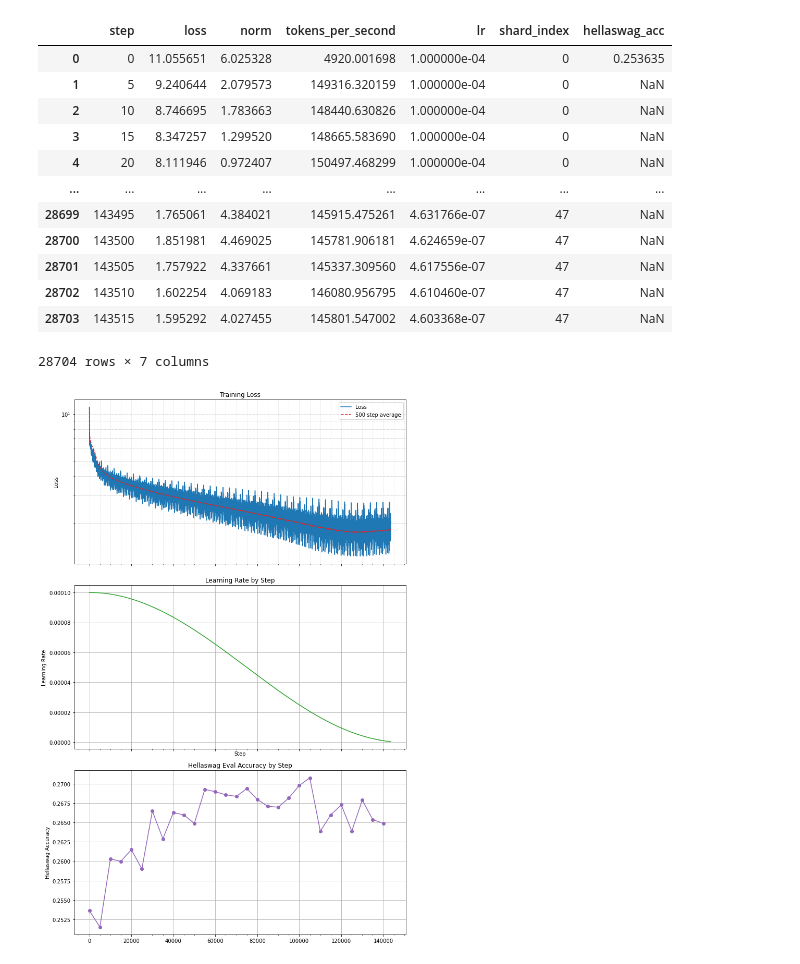
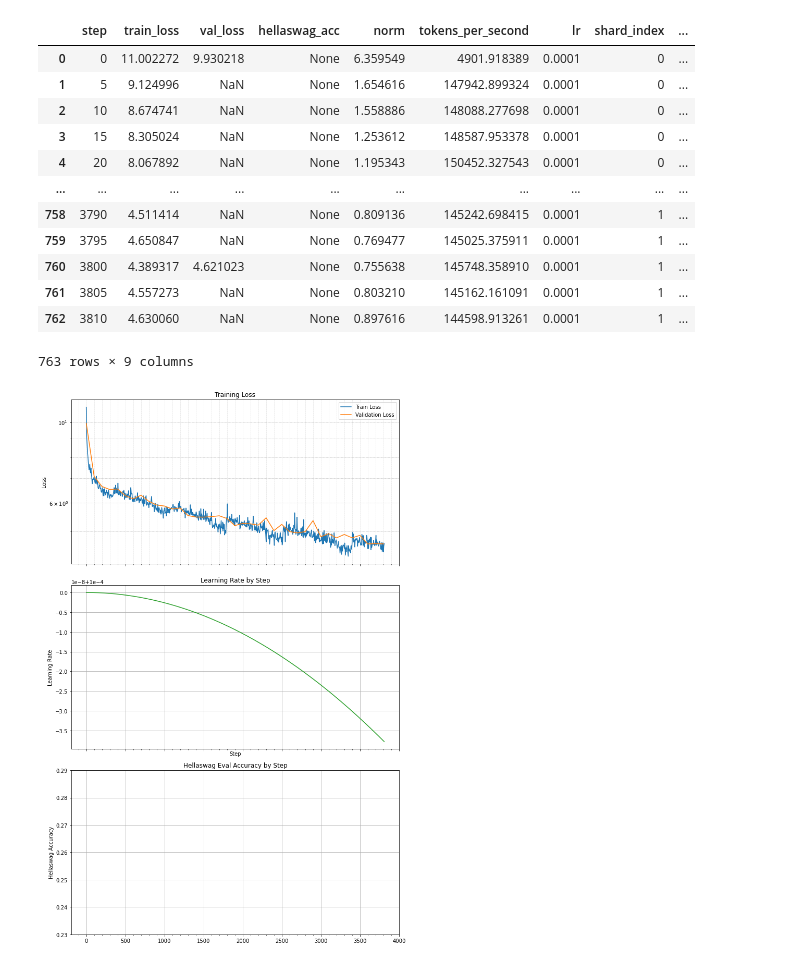
Before and after one commit to feljost/fgpt, a Jupyter notebook: visualize.ipynb, the cells around one changed output. Drawn from its saved outputs; the diff is of its cells as text; code cells hidden in the pictures.

```diff
--- a/visualize.ipynb
+++ b/visualize.ipynb
@@ -7,68 +7,68 @@ import matplotlib.ticker as mticker
 import pandas as pd
 
 # Load the contents
-with open("train_metrics_20250904_0642.jsonl", "r") as f:
+with open("train_metrics_20250906_0941.jsonl", "r") as f:
     train_metrics = [json.loads(line) for line in f]
 
-# Load the contents
-with open("hellaswag_eval_20250904_0642.jsonl", "r") as f:
-    hellaswag = [json.loads(line) for line in f]
-
 df_metrics = pd.DataFrame(train_metrics)
-df_metrics = df_metrics.merge(pd.DataFrame(hellaswag), on="step", how="left")
 df_metrics
 # %% [output]
-|  | step | loss | norm | tokens_per_second | lr | shard_index | hellaswag_acc |
-| 0 | 0 | 11.055651 | 6.025328 | 4920.001698 | 1.000000e-04 | 0 | 0.253635 |
-| 1 | 5 | 9.240644 | 2.079573 | 149316.320159 | 1.000000e-04 | 0 | NaN |
-| 2 | 10 | 8.746695 | 1.783663 | 148440.630826 | 1.000000e-04 | 0 | NaN |
-| 3 | 15 | 8.347257 | 1.299520 | 148665.583690 | 1.000000e-04 | 0 | NaN |
-| 4 | 20 | 8.111946 | 0.972407 | 150497.468299 | 1.000000e-04 | 0 | NaN |
-| ... | ... | ... | ... | ... | ... | ... | ... |
-| 28699 | 143495 | 1.765061 | 4.384021 | 145915.475261 | 4.631766e-07 | 47 | NaN |
-| 28700 | 143500 | 1.851981 | 4.469025 | 145781.906181 | 4.624659e-07 | 47 | NaN |
-| 28701 | 143505 | 1.757922 | 4.337661 | 145337.309560 | 4.617556e-07 | 47 | NaN |
-| 28702 | 143510 | 1.602254 | 4.069183 | 146080.956795 | 4.610460e-07 | 47 | NaN |
-| 28703 | 143515 | 1.595292 | 4.027455 | 145801.547002 | 4.603368e-07 | 47 | NaN |
+|  | step | train_loss | val_loss | hellaswag_acc | norm | tokens_per_second | lr | shard_index | ... |
+| 0 | 0 | 11.002272 | 9.930218 | None | 6.359549 | 4901.918389 | 0.0001 | 0 | ... |
+| 1 | 5 | 9.124996 | NaN | None | 1.654616 | 147942.899324 | 0.0001 | 0 | ... |
+| 2 | 10 | 8.674741 | NaN | None | 1.558886 | 148088.277698 | 0.0001 | 0 | ... |
+| 3 | 15 | 8.305024 | NaN | None | 1.253612 | 148587.953378 | 0.0001 | 0 | ... |
+| 4 | 20 | 8.067892 | NaN | None | 1.195343 | 150452.327543 | 0.0001 | 0 | ... |
+| ... | ... | ... | ... | ... | ... | ... | ... | ... | ... |
+| 758 | 3790 | 4.511414 | NaN | None | 0.809136 | 145242.698415 | 0.0001 | 1 | ... |
+| 759 | 3795 | 4.650847 | NaN | None | 0.769477 | 145025.375911 | 0.0001 | 1 | ... |
+| 760 | 3800 | 4.389317 | 4.621023 | None | 0.755638 | 145748.358910 | 0.0001 | 1 | ... |
+| 761 | 3805 | 4.557273 | NaN | None | 0.803210 | 145162.161091 | 0.0001 | 1 | ... |
+| 762 | 3810 | 4.630060 | NaN | None | 0.897616 | 144598.913261 | 0.0001 | 1 | ... |
-28704 rows × 7 columns
+763 rows × 9 columns
 # %%
 fig, (ax1, ax2, ax3) = plt.subplots(3, 1, figsize=(10, 15), sharex=True)
 
 # Add a smoothed loss column using rolling mean
-df_metrics['loss_smooth'] = df_metrics['loss'].rolling(window=500, min_periods=1).mean()
+df_metrics['train_loss_smooth'] = df_metrics['train_loss'].rolling(window=500, min_periods=1).mean()
 
 # Plot the smoothed loss line
-ax1.plot(df_metrics['step'], df_metrics['loss'], color='tab:blue', label='Loss')
-ax1.plot(df_metrics['step'], df_metrics['loss_smooth'], color='tab:red', linestyle='--', label='500 step average', zorder=3)
+ax1.plot(df_metrics['step'], df_metrics['train_loss'], color='tab:blue', label='Train Loss')
+# Only plot val_loss where it's not NaN
+ax1.plot(df_metrics['step'][df_metrics['val_loss'].notna()],
+            df_metrics['val_loss'][df_metrics['val_loss'].notna()],
+            color='tab:orange', label='Validation Loss', zorder=4)
+# ax1.plot(df_metrics['step'], df_metrics['train_loss_smooth'], color='tab:red', linestyle='--', label='500 step average', zorder=3)
 ax1.legend()
 ax1.yaxis.grid(True, which='both', linestyle='--', linewidth=0.5)
 ax1.xaxis.set_major_locator(mticker.AutoLocator())
 ax1.xaxis.set_minor_locator(mticker.AutoMinorLocator())
 ax1.xaxis.grid(True, which='both', linestyle=':', linewidth=0.5)
 ax1.set_yscale('log')
 ax1.set_ylabel('Loss')
 ax1.set_title('Training Loss')
 ax1.grid(True)
 
 # Plot Learning Rate
 ax2.plot(df_metrics['step'], df_metrics['lr'], color='tab:green')
 ax2.set_xlabel('Step')
 ax2.set_ylabel('Learning Rate')
 ax2.set_title('Learning Rate by Step')
 ax2.grid(True)
 
 # Plot Hellaswag eval metric
-hellaswag_steps = [d['step'] for d in hellaswag]
-hellaswag_acc = [d['hellaswag_acc'] for d in hellaswag]
-ax3.plot(hellaswag_steps, hellaswag_acc, marker='o', color='tab:purple')
+# df_hellaswag =
+
+ax3.plot(df_metrics['step'][df_metrics['hellaswag_acc'].notna()], df_metrics['hellaswag_acc'][df_metrics['hellaswag_acc'].notna()], color='tab:blue',)
 ax3.set_ylabel('Hellaswag Accuracy')
 ax3.set_title('Hellaswag Eval Accuracy by Step')
 ax3.grid(True)
+ax3.set_ylim(bottom=0.23, top=0.29)
 
 plt.tight_layout()
 plt.show()
 # %% [output]
-[figure, old version]
+[figure, new version]
 # %%
 # Plot Norm
 fig_norm, ax_norm = plt.subplots(figsize=(10, 5))
```
Also changed, not shown: parts of 1 cell of this notebook, 3 other files.
